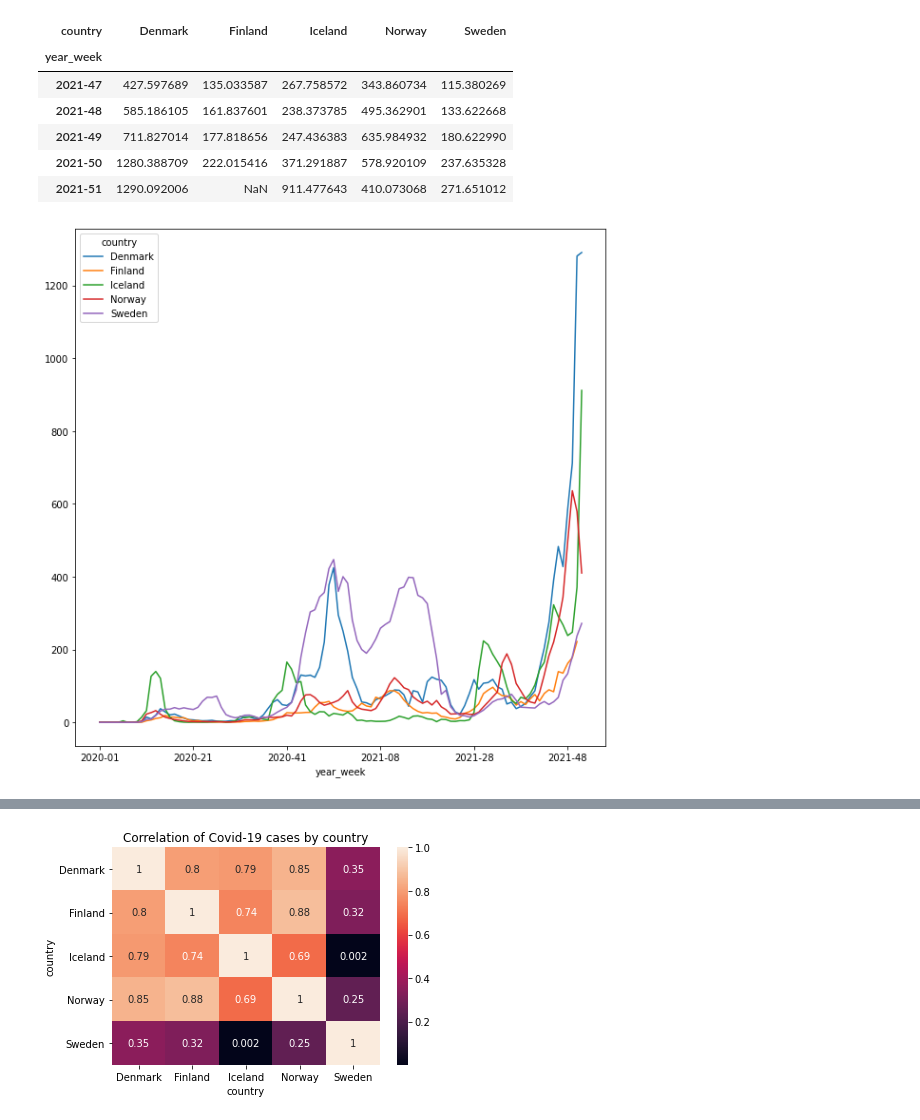
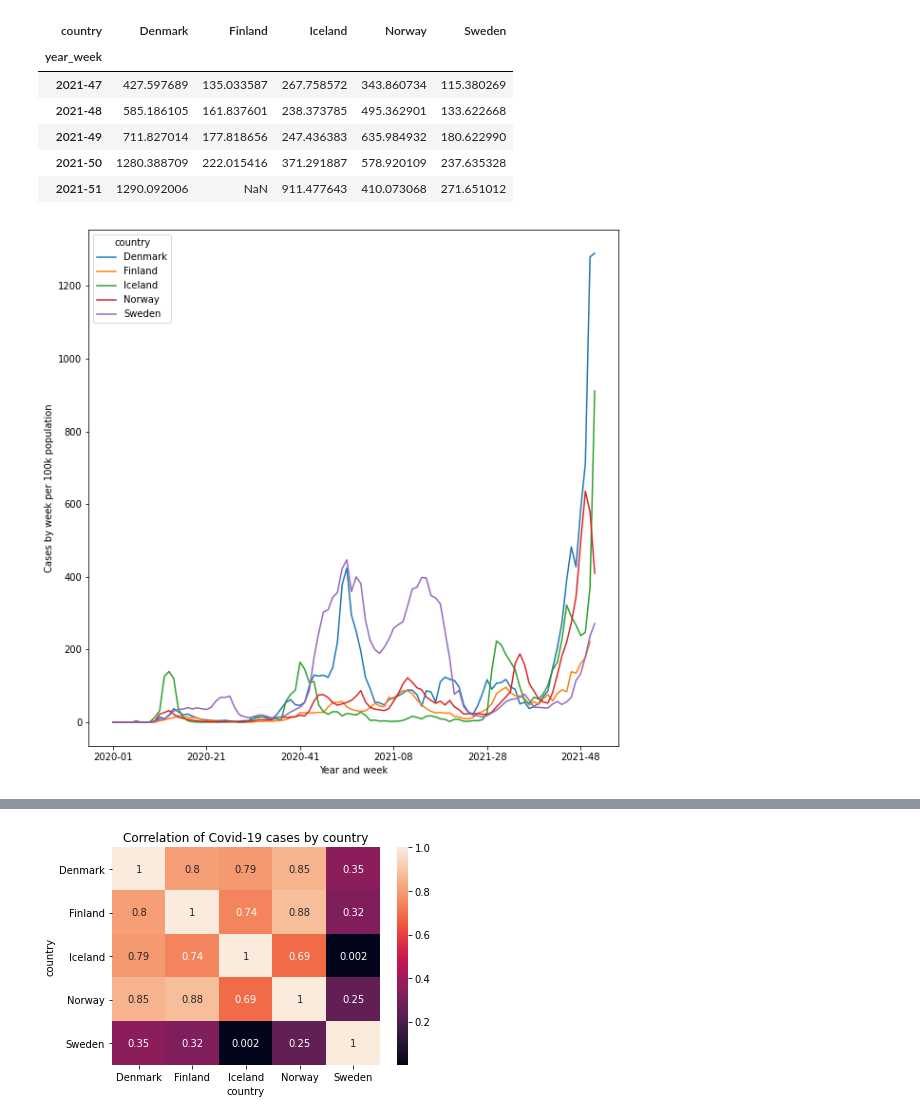
Before and after one commit to cerionXLII/Covid19_Study, a Jupyter notebook: Covid19 Study.ipynb, the cells around one changed output, grey strips where cells are left out. Drawn from its saved outputs; the diff is of its cells as text; code cells hidden in the pictures.

```diff
--- a/Covid19 Study.ipynb
+++ b/Covid19 Study.ipynb
@@ -152,7 +161,10 @@ df_stats.tail()
 | 2021-49 | 711.827014 | 177.818656 | 247.436383 | 635.984932 | 180.622990 |
 | 2021-50 | 1280.388709 | 222.015416 | 371.291887 | 578.920109 | 237.635328 |
 | 2021-51 | 1290.092006 | NaN | 911.477643 | 410.073068 | 271.651012 |
-# %%
-df_stats.plot(figsize=(10,10));
-# %% [output]
-[figure, removed]
+# %%
+# Plot the cases by country over time
+plot = df_stats.plot(figsize=(10,10))
+plot.set_xlabel("Year and week");
+plot.set_ylabel("Cases by week per 100k population");
+# %% [output]
+[figure, added]
```
Also changed, not shown: parts of 13 cells of this notebook, 2 other files.
